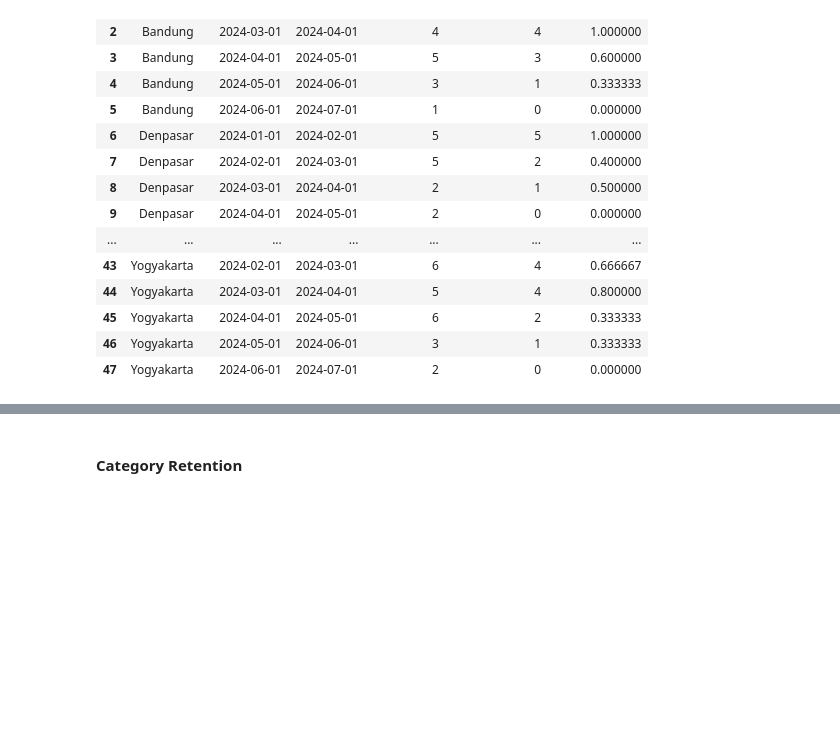
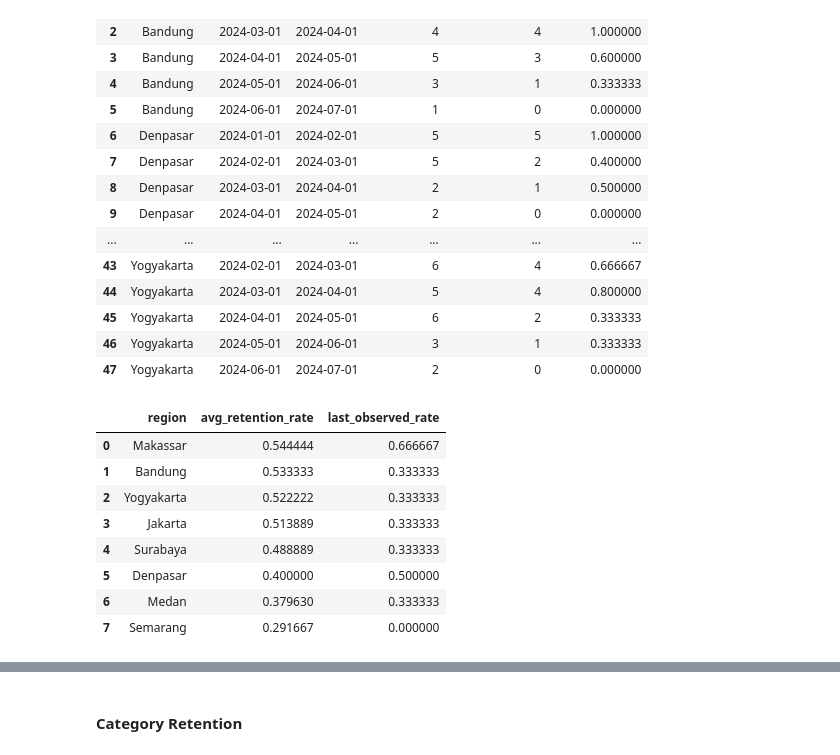
Before and after one commit to nivanrs/cryptocurrency_exchange, a Jupyter notebook: notebook/dev/process_dev.ipynb, the cells around one changed output, grey strips where cells are left out. Saved outputs shown, nothing was run; the diff lists cells and outputs as text; code cells hidden in the pictures; blank space fills up the shorter version.

```diff
--- a/notebook/dev/process_dev.ipynb
+++ b/notebook/dev/process_dev.ipynb
@@ -1065,3 +1102,23 @@ select * from mart_region_retention;
 | 45 | Yogyakarta | 2024-04-01 | 2024-05-01 | 6 | 2 | 0.333333 |
 | 46 | Yogyakarta | 2024-05-01 | 2024-06-01 | 3 | 1 | 0.333333 |
 | 47 | Yogyakarta | 2024-06-01 | 2024-07-01 | 2 | 0 | 0.000000 |
+# %%
+%%sql
+SELECT
+    region,
+    AVG(retention_rate) AS avg_retention_rate,
+    MAX(CASE WHEN to_month = DATE_TRUNC('month', DATE '2024-06-01')
+             THEN retention_rate END) AS last_observed_rate
+FROM mart_region_retention
+GROUP BY region
+ORDER BY avg_retention_rate DESC;
+# %% [output]
+|  | region | avg_retention_rate | last_observed_rate |
+| 0 | Makassar | 0.544444 | 0.666667 |
+| 1 | Bandung | 0.533333 | 0.333333 |
+| 2 | Yogyakarta | 0.522222 | 0.333333 |
+| 3 | Jakarta | 0.513889 | 0.333333 |
+| 4 | Surabaya | 0.488889 | 0.333333 |
+| 5 | Denpasar | 0.400000 | 0.500000 |
+| 6 | Medan | 0.379630 | 0.333333 |
+| 7 | Semarang | 0.291667 | 0.000000 |
```
Also changed, not shown: parts of 23 cells of this notebook, 25 other files.
